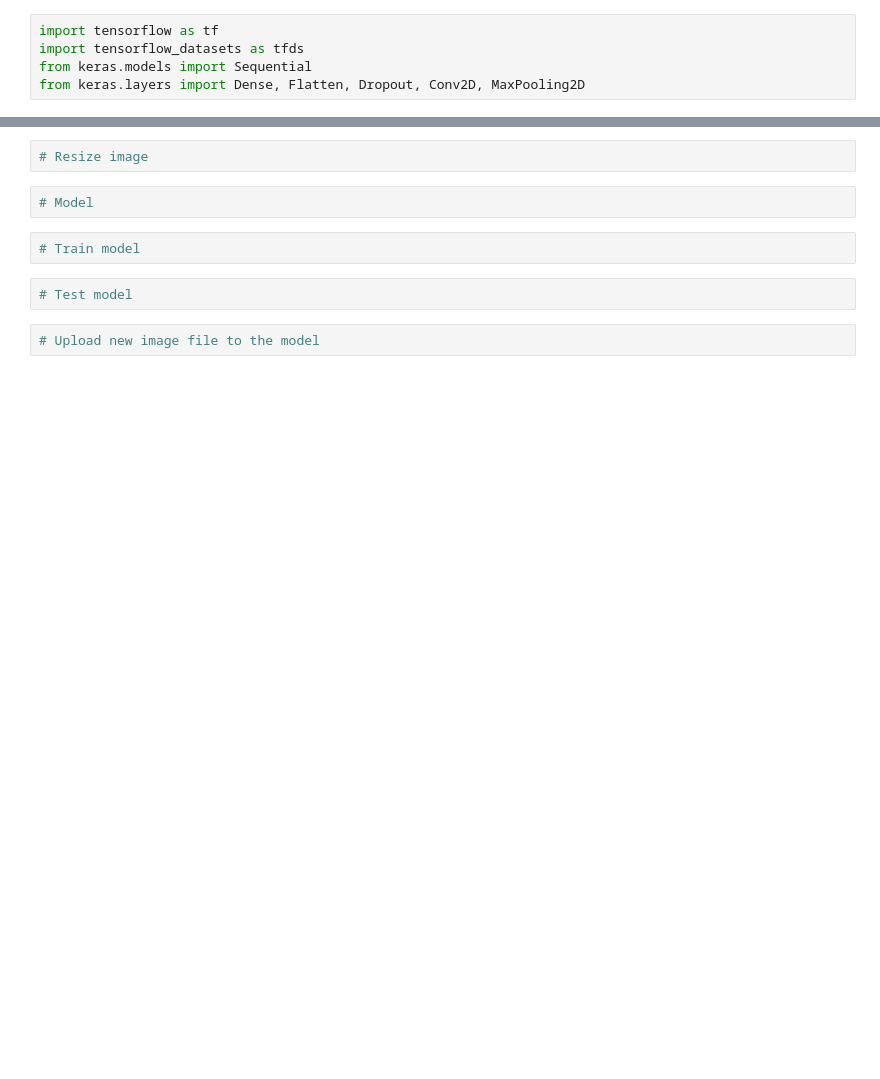
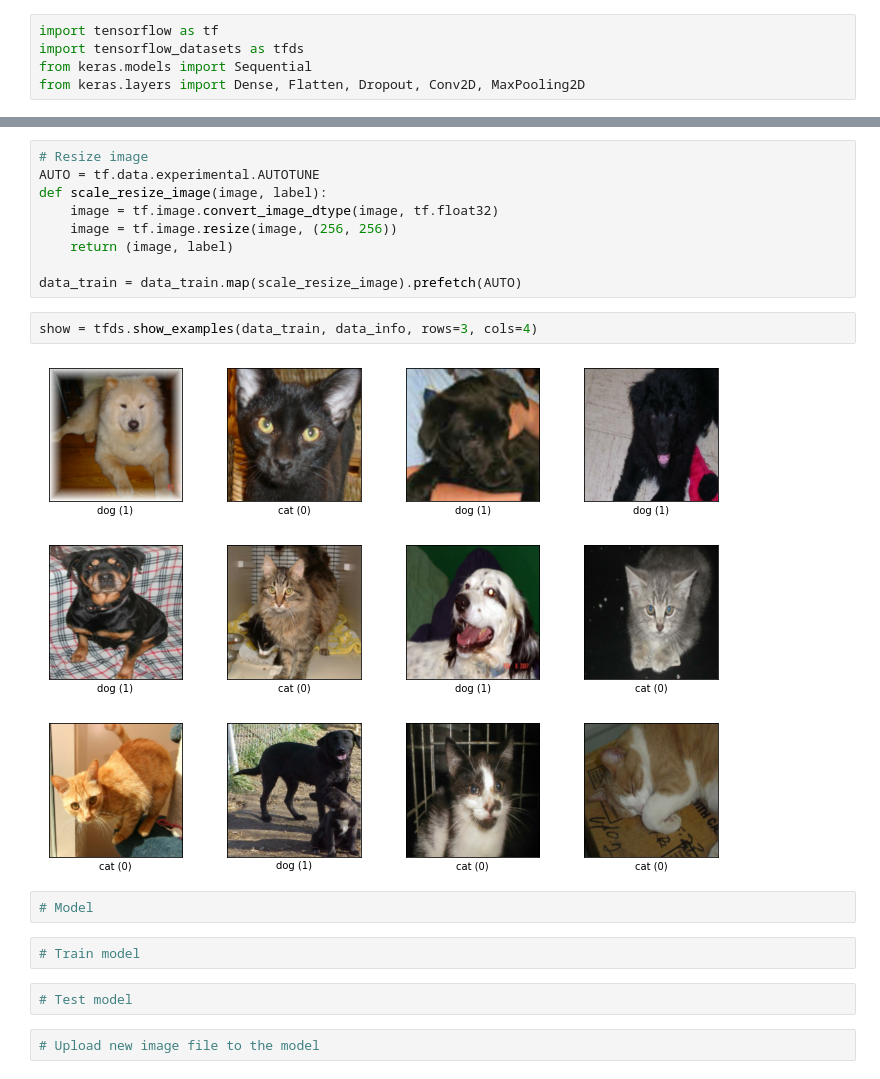
Before and after one commit to NervOUs11/Cat_or_Dog, a Jupyter notebook: CatVSDog.ipynb, the cells around one changed output, grey strips where cells are left out. Drawn from its saved outputs; the diff is of its cells as text; blank space fills up the shorter version.

```diff
--- a/CatVSDog.ipynb
+++ b/CatVSDog.ipynb
@@ -41,5 +47,16 @@ show = tfds.show_examples(data_train, data_info, rows=3, cols=4)
-# %%
-# Resize image
+# %%
+# Resize image
+AUTO = tf.data.experimental.AUTOTUNE
+def scale_resize_image(image, label):
+    image = tf.image.convert_image_dtype(image, tf.float32)
+    image = tf.image.resize(image, (256, 256))
+    return (image, label)
+
+data_train = data_train.map(scale_resize_image).prefetch(AUTO)
+# %%
+show = tfds.show_examples(data_train, data_info, rows=3, cols=4)
+# %% [output]
+[figure, added]
 # %%
 # Model
 # %%
```
Also changed, not shown: parts of 3 cells of this notebook.
